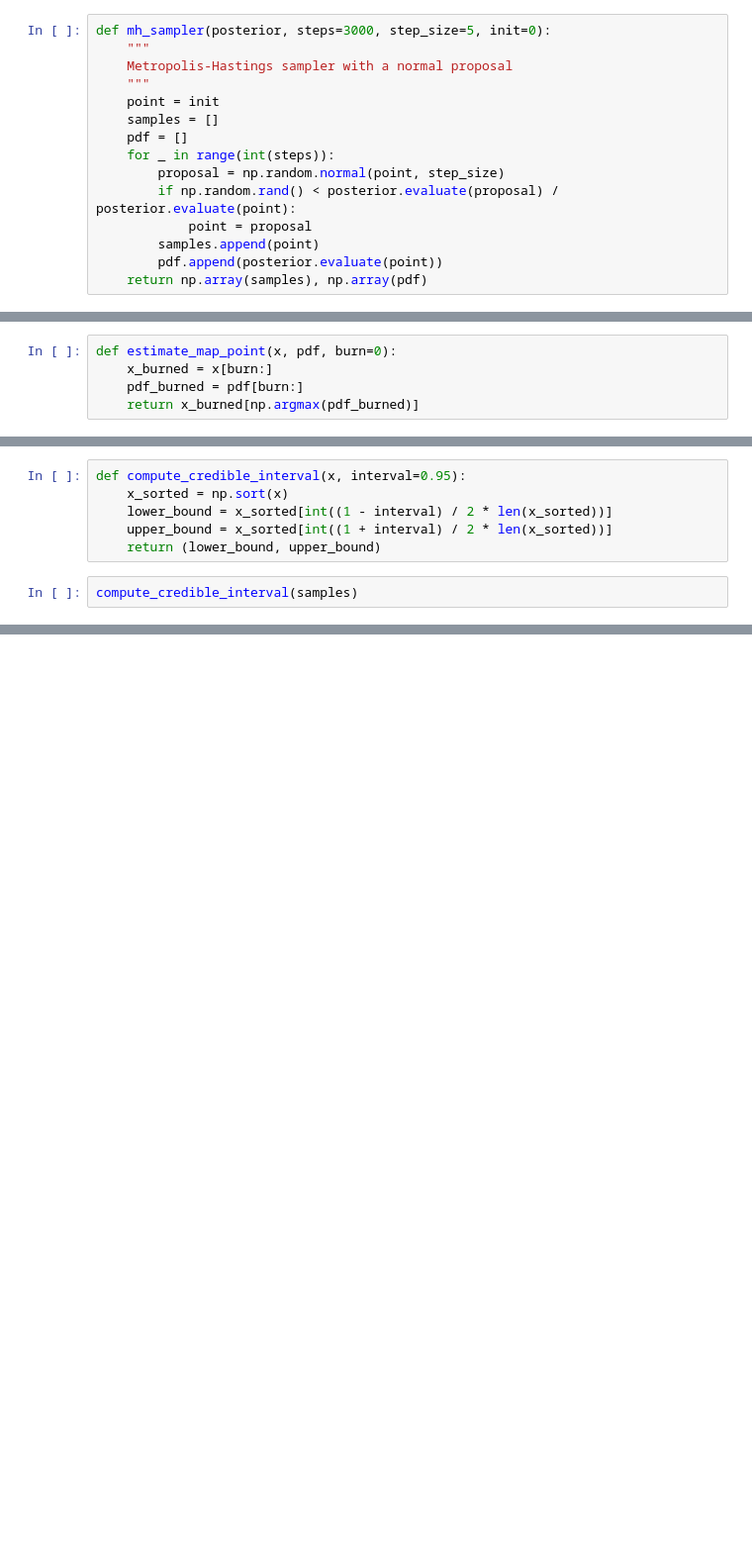
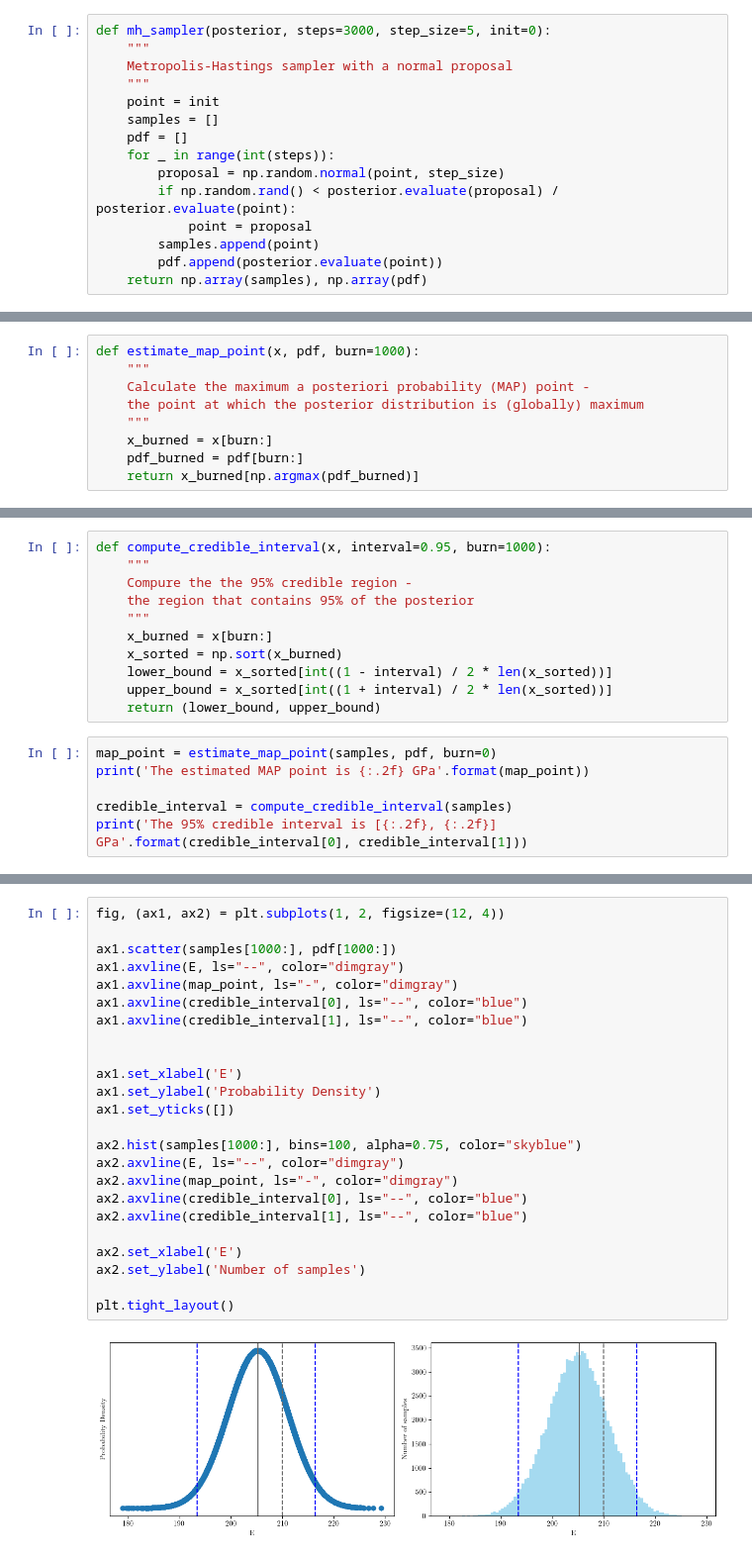
Before and after one commit to mark-hobbs/bayesian-inference-tutorial, a Jupyter notebook: examples/01-linear-elasticity.ipynb, the cells around one changed output, grey strips where cells are left out. Shown at 99% size. Cells and saved outputs as stored; diff of their text form; blank space fills up the shorter version.

```diff
--- a/examples/01-linear-elasticity.ipynb
+++ b/examples/01-linear-elasticity.ipynb
@@ -716,5 +687,9 @@ The 95% credible region is the region that contains 95% of the posterior
 # %%
-def estimate_map_point(x, pdf, burn=0):
+def estimate_map_point(x, pdf, burn=1000):
+    """
+    Calculate the maximum a posteriori probability (MAP) point -
+    the point at which the posterior distribution is (globally) maximum
+    """
     x_burned = x[burn:]
     pdf_burned = pdf[burn:]
     return x_burned[np.argmax(pdf_burned)]
@@ -726,9 +696,18 @@ The estimated MAP point is 205.51 GPa
 # %%
-def compute_credible_interval(x, interval=0.95):
-    x_sorted = np.sort(x)
+def compute_credible_interval(x, interval=0.95, burn=1000):
+    """
+    Compure the the 95% credible region -
+    the region that contains 95% of the posterior
+    """
+    x_burned = x[burn:]
+    x_sorted = np.sort(x_burned)
     lower_bound = x_sorted[int((1 - interval) / 2 * len(x_sorted))]
     upper_bound = x_sorted[int((1 + interval) / 2 * len(x_sorted))]
     return (lower_bound, upper_bound)
 # %%
-compute_credible_interval(samples)
+map_point = estimate_map_point(samples, pdf, burn=0)
+print('The estimated MAP point is {:.2f} GPa'.format(map_point))
+
+credible_interval = compute_credible_interval(samples)
+print('The 95% credible interval is [{:.2f}, {:.2f}] GPa'.format(credible_interval[0], credible_interval[1]))
 # %% [output]
@@ -735,0 +720,26 @@ compute_credible_interval(samples)
+# %%
+fig, (ax1, ax2) = plt.subplots(1, 2, figsize=(12, 4))
+
+ax1.scatter(samples[1000:], pdf[1000:])
+ax1.axvline(E, ls="--", color="dimgray")
+ax1.axvline(map_point, ls="-", color="dimgray")
+ax1.axvline(credible_interval[0], ls="--", color="blue")
+ax1.axvline(credible_interval[1], ls="--", color="blue")
+
+
+ax1.set_xlabel('E')
+ax1.set_ylabel('Probability Density')
+ax1.set_yticks([])
+
+ax2.hist(samples[1000:], bins=100, alpha=0.75, color="skyblue")
+ax2.axvline(E, ls="--", color="dimgray")
+ax2.axvline(map_point, ls="-", color="dimgray")
+ax2.axvline(credible_interval[0], ls="--", color="blue")
+ax2.axvline(credible_interval[1], ls="--", color="blue")
+
+ax2.set_xlabel('E')
+ax2.set_ylabel('Number of samples')
+
+plt.tight_layout()
+# %% [output]
+[figure, new version]
```
Also changed, not shown: parts of 15 cells of this notebook.
